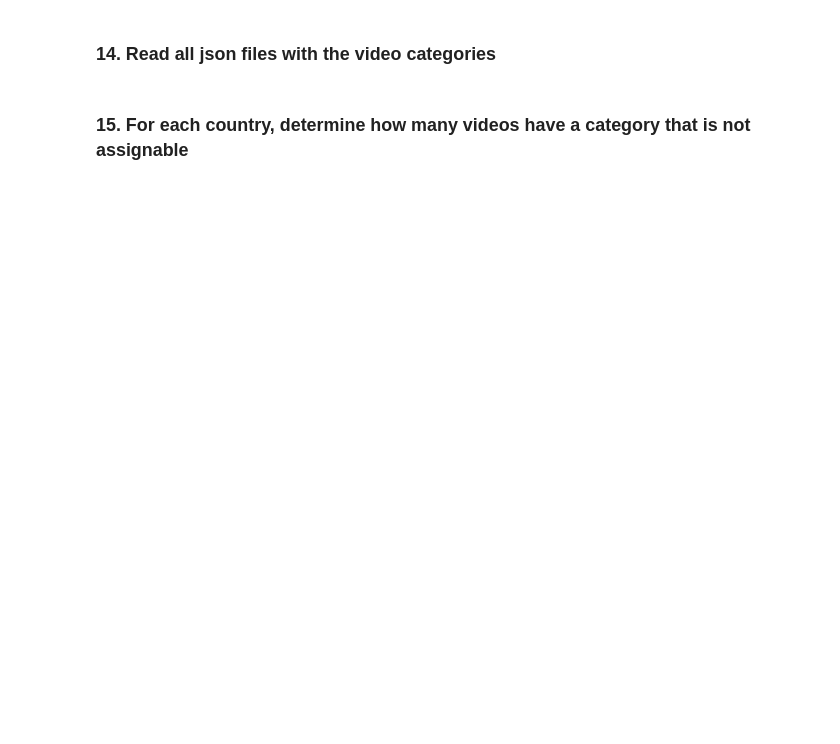
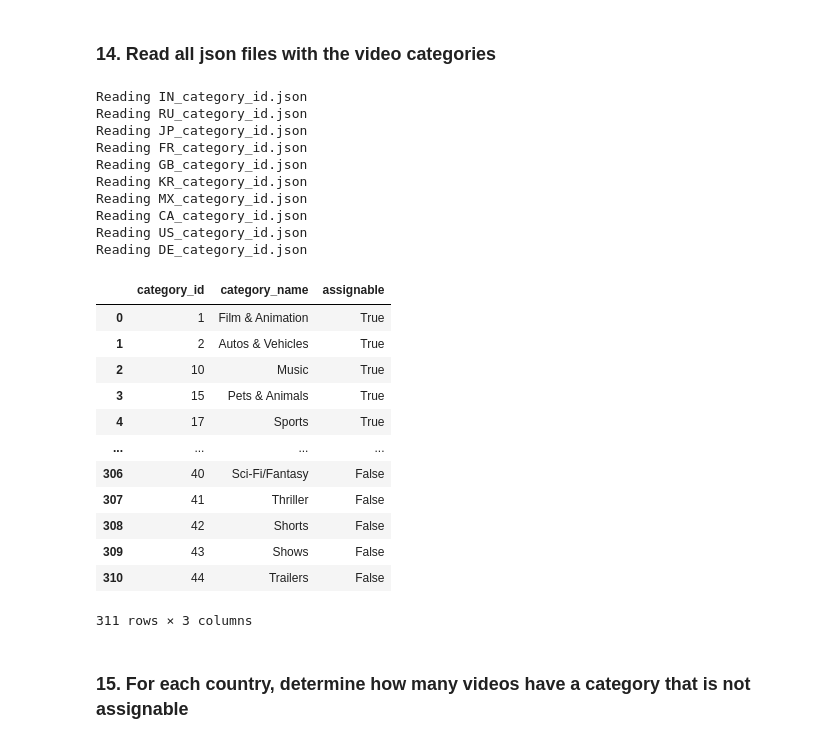
Before and after one commit to meryannjoy/Foundations-of-Computer-Science, a Jupyter notebook: Youtube Trending Notebook.ipynb, the cells around one changed output. Drawn from its saved outputs; the diff is of its cells as text; code cells hidden in the pictures; blank space fills up the shorter version.

```diff
--- a/Youtube Trending Notebook.ipynb
+++ b/Youtube Trending Notebook.ipynb
@@ -158,4 +223,60 @@ Name: views, Length: 840346, dtype: int64
 # %% [markdown]
 ### 14. Read all json files with the video categories
+# %%
+import os
+import json
+import pandas as pd
+
+json_folder = 'categories'
+df_list = []
+
+for file in os.listdir(json_folder):
+    if file.endswith(".json"):
+        print(f"Reading {file}")
+
+        with open(os.path.join(json_folder, file), 'r', encoding='utf-8') as f:
+            data = json.load(f)
+
+        # Normalizzazione corretta per YouTube categories
+        df_temp = pd.json_normalize(data['items'])
+
+        # Selezioniamo solo le colonne utili
+        df_temp = df_temp[['id', 'snippet.title', 'snippet.assignable']]
+
+        # Rinominiamo per coerenza con dataframe video
+        df_temp.columns = ['category_id', 'category_name', 'assignable']
+
+        # Convertiamo category_id in numero intero
+        df_temp['category_id'] = df_temp['category_id'].astype(int)
+
+        df_list.append(df_temp)
+
+df_categories = pd.concat(df_list, ignore_index=True)
+
+df_categories
+# %% [output]
+Reading IN_category_id.json
+Reading RU_category_id.json
+Reading JP_category_id.json
+Reading FR_category_id.json
+Reading GB_category_id.json
+Reading KR_category_id.json
+Reading MX_category_id.json
+Reading CA_category_id.json
+Reading US_category_id.json
+Reading DE_category_id.json
+|  | category_id | category_name | assignable |
+| 0 | 1 | Film & Animation | True |
+| 1 | 2 | Autos & Vehicles | True |
+| 2 | 10 | Music | True |
+| 3 | 15 | Pets & Animals | True |
+| 4 | 17 | Sports | True |
+| ... | ... | ... | ... |
+| 306 | 40 | Sci-Fi/Fantasy | False |
+| 307 | 41 | Thriller | False |
+| 308 | 42 | Shorts | False |
+| 309 | 43 | Shows | False |
+| 310 | 44 | Trailers | False |
+311 rows × 3 columns
 # %% [markdown]
 ### 15. For each country, determine how many videos have a category that is not assignable
```
Also changed, not shown: parts of 7 cells of this notebook.
